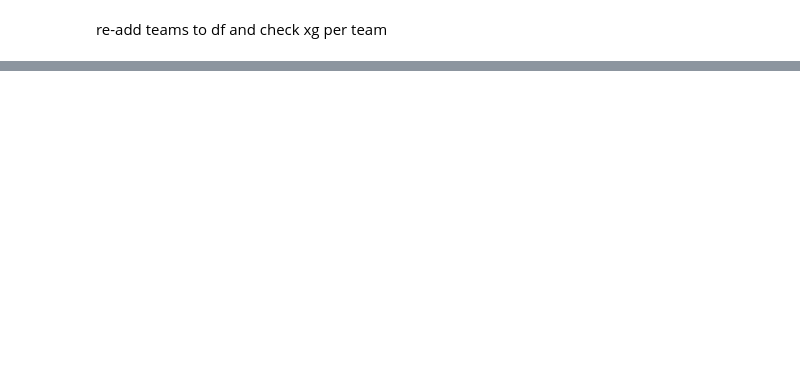
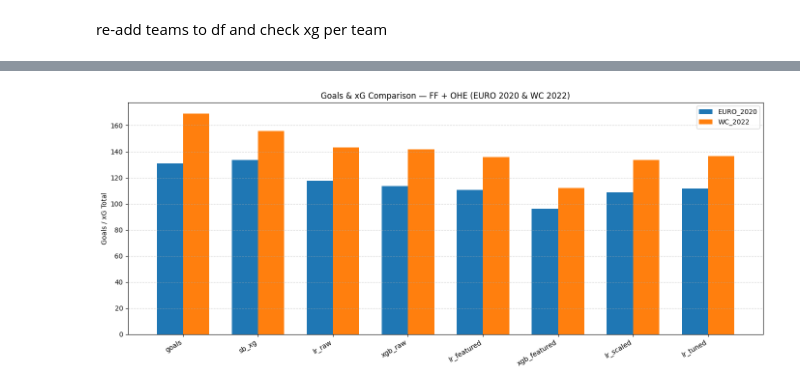
Before and after one commit to M-Traiki/Final_Project_Ironhack, a Jupyter notebook: model_training_and_evaluation.ipynb, the cells around one changed output, grey strips where cells are left out. Saved outputs shown, nothing was run; the diff lists cells and outputs as text; code cells hidden in the pictures; blank space fills up the shorter version.

```diff
--- a/model_training_and_evaluation.ipynb
+++ b/model_training_and_evaluation.ipynb
@@ -1848,0 +1855,34 @@ re-add teams to df and check xg per team
+# %%
+stage = "ff"   # stage that contains lr_tuned
+datasets_to_plot = ["EURO_2020", "WC_2022"]
+
+# Metrics in the order we want to display them
+metrics = ["goals", "sb_xg", "lr_raw", "xgb_raw", "lr_featured", "xgb_featured", "lr_scaled", "lr_tuned"]
+
+x = np.arange(len(metrics))
+bar_width = 0.35
+
+plt.figure(figsize=(14,6))
+
+for i, dataset in enumerate(datasets_to_plot):
+    metric_values = []
+
+    for metric in metrics:
+        metric_values.append(all_xg[stage][dataset].get(metric, np.nan))  # safe lookup
+
+    plt.bar(
+        x + i * bar_width,
+        metric_values,
+        width=bar_width,
+        label=dataset
+    )
+
+plt.xticks(x + bar_width / 2, metrics, rotation=30, ha="right")
+plt.ylabel("Goals / xG Total")
+plt.title("Goals & xG Comparison — FF + OHE (EURO 2020 & WC 2022)")
+plt.legend()
+plt.grid(axis="y", linestyle="--", alpha=0.5)
+plt.tight_layout()
+plt.show()
+# %% [output]
+[figure, added]
```
Also changed, not shown: parts of 29 cells of this notebook, 1 other file.
